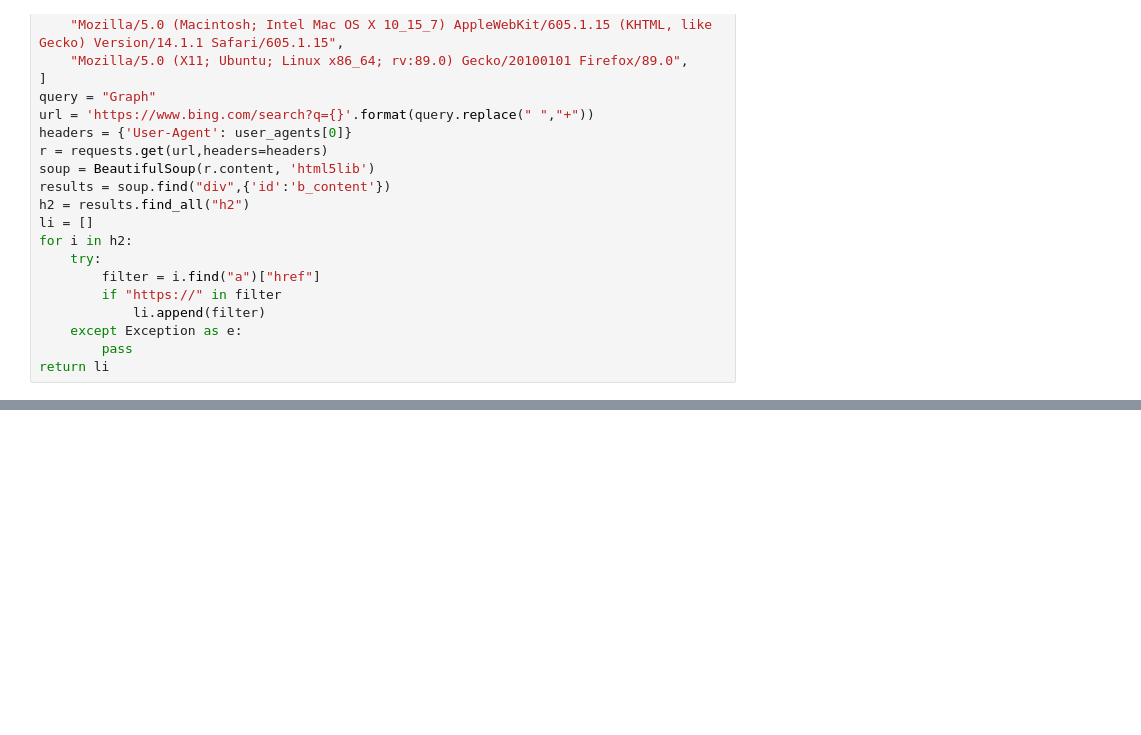
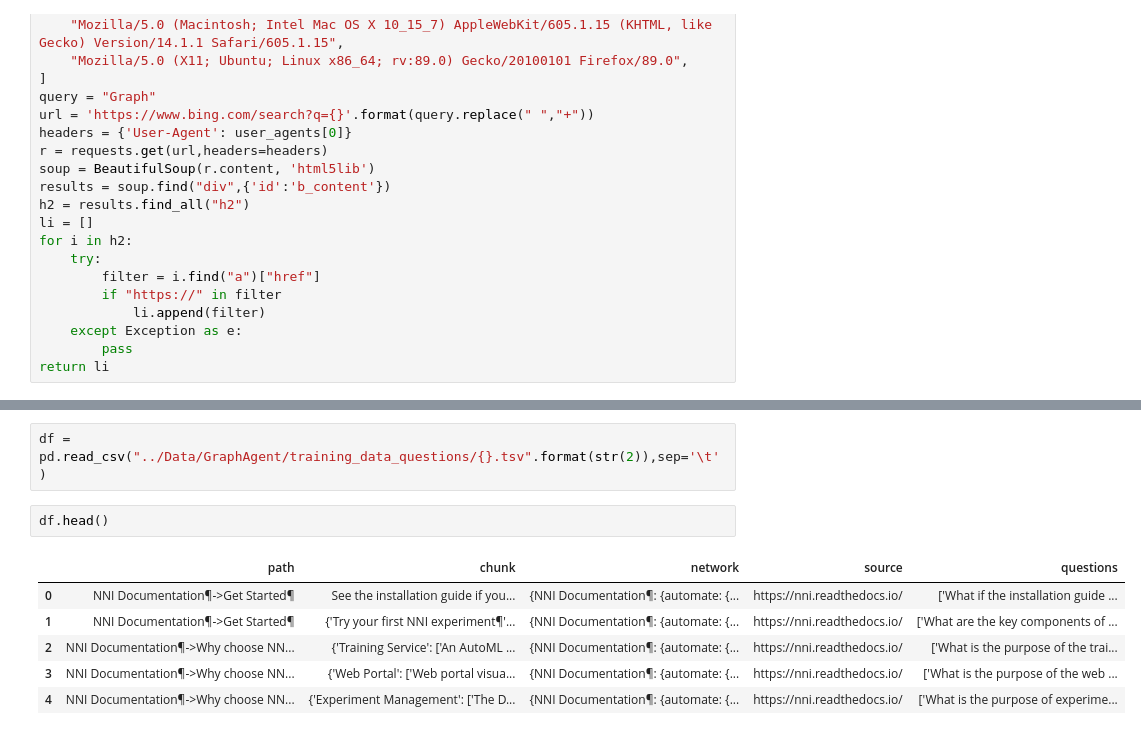
Before and after one commit to akshayparate123/SKY-Personal-AI, a Jupyter notebook: Training/ipynb/RAG.ipynb, the cells around one changed output, grey strips where cells are left out. Drawn from its saved outputs; the diff is of its cells as text; blank space fills up the shorter version.

```diff
--- a/Training/ipynb/RAG.ipynb
+++ b/Training/ipynb/RAG.ipynb
@@ -1054,0 +1103,11 @@ df.loc[1650]["chunk"]
+# %%
+df = pd.read_csv("../Data/GraphAgent/training_data_questions/{}.tsv".format(str(2)),sep='\t')
+# %%
+df.head()
+# %% [output]
+|  | path | chunk | network | source | questions |
+| 0 | NNI Documentation¶->Get Started¶ | See the installation guide if you... | {NNI Documentation¶: {automate: {... | https://nni.readthedocs.io/ | ['What if the installation guide ... |
+| 1 | NNI Documentation¶->Get Started¶ | {'Try your first NNI experiment¶'... | {NNI Documentation¶: {automate: {... | https://nni.readthedocs.io/ | ['What are the key components of ... |
+| 2 | NNI Documentation¶->Why choose NN... | {'Training Service': ['An AutoML ... | {NNI Documentation¶: {automate: {... | https://nni.readthedocs.io/ | ['What is the purpose of the trai... |
+| 3 | NNI Documentation¶->Why choose NN... | {'Web Portal': ['Web portal visua... | {NNI Documentation¶: {automate: {... | https://nni.readthedocs.io/ | ['What is the purpose of the web ... |
+| 4 | NNI Documentation¶->Why choose NN... | {'Experiment Management': ['The D... | {NNI Documentation¶: {automate: {... | https://nni.readthedocs.io/ | ['What is the purpose of experime... |
```
Also changed, not shown: parts of 12 cells of this notebook, 2 other files.
